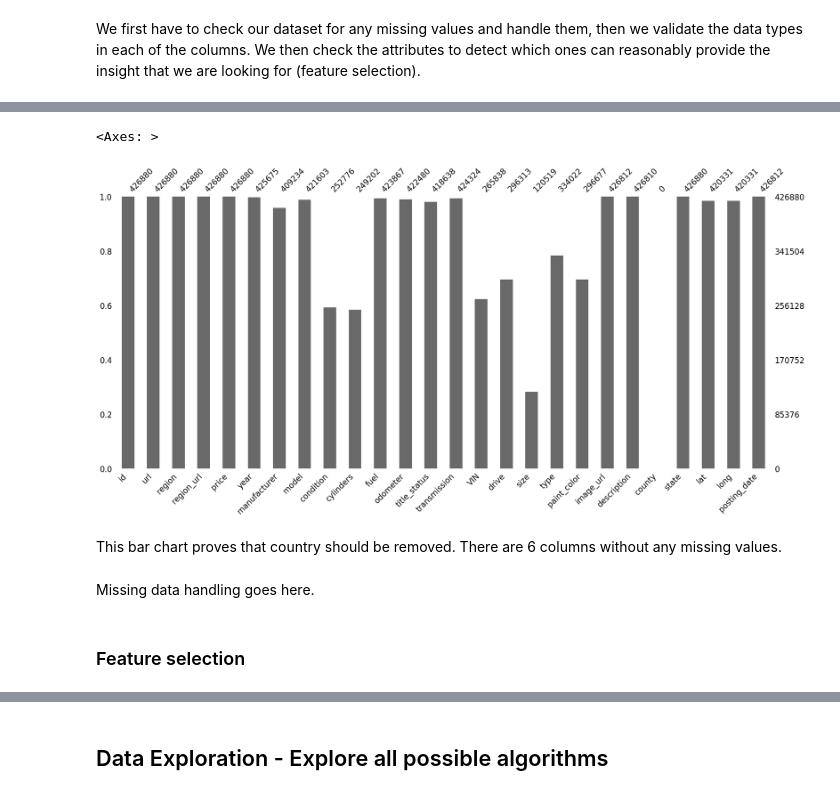
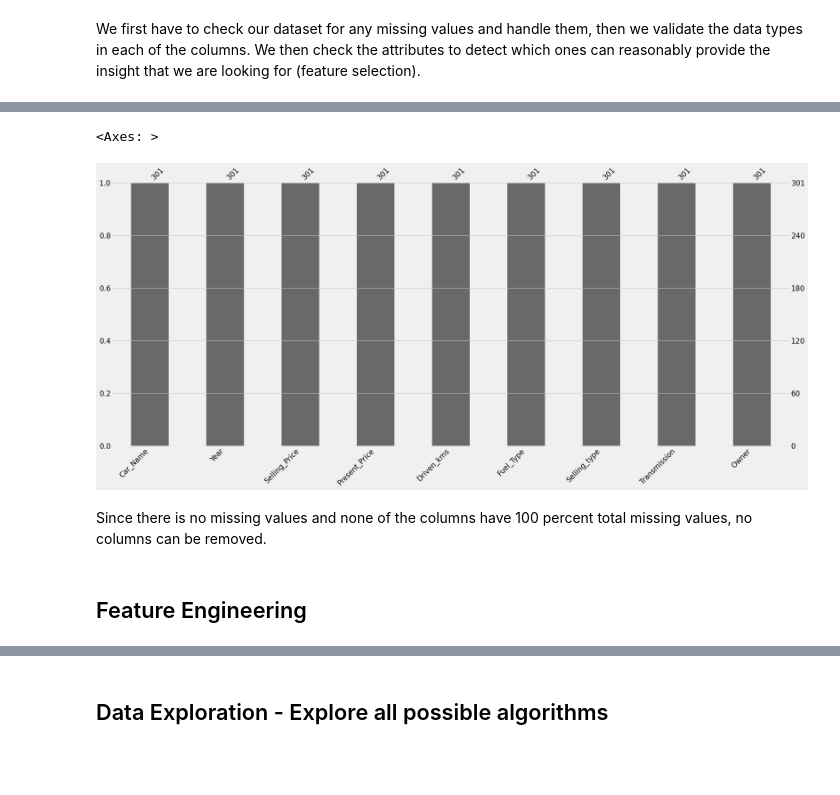
Before and after one commit to integraloddity/data-warehousing-capstone, a Jupyter notebook: ITEC4230_CarDB.ipynb, the cells around one changed output, grey strips where cells are left out. Saved outputs shown, nothing was run; the diff lists cells and outputs as text; code cells hidden in the pictures; blank space fills up the shorter version.

```diff
--- a/ITEC4230_CarDB.ipynb
+++ b/ITEC4230_CarDB.ipynb
@@ -15,8 +15,9 @@ import matplotlib.pyplot as plt
 %matplotlib inline
 import seaborn as sns
 
-from sklearn import preprocessing
-from sklearn.model_selection import train_test_split, cross_val_score, StratifiedKFold
-from sklearn.linear_model import LogisticRegression
+import missingno as msno
 
-import missingno as msno
+import warnings
+warnings.filterwarnings('ignore')
+pd.set_option('display.max_columns',None)
+plt.style.use('fivethirtyeight')
@@ -28,6 +33,6 @@ The purpose is to extract and preprocess the dataset to convert it to the traini
 ### Data Extraction
 # %%
 # Imports the training data
-trn = pd.read_csv('car_evaluation/car.data')
-trn.head()
+df = pd.read_csv('car data.csv')
+df.head()
 # %% [output]
@@ -136,11 +98,9 @@ There are 20 columns that have missing values.
 # %%
-msno.bar(trn2)
+msno.bar(df)
 # %% [output]
 <Axes: >
-[figure, old version]
+[figure, new version]
-# %% [markdown]
-This bar chart proves that country should be removed. There are 6 columns without any missing values.
-# %% [markdown]
-Missing data handling goes here.
+# %% [markdown]
+Since there is no missing values and none of the columns have 100 percent total missing values, no columns can be removed.
 # %% [markdown]
-### Feature selection
+## Feature Engineering
```
Also changed, not shown: parts of 48 cells of this notebook.
